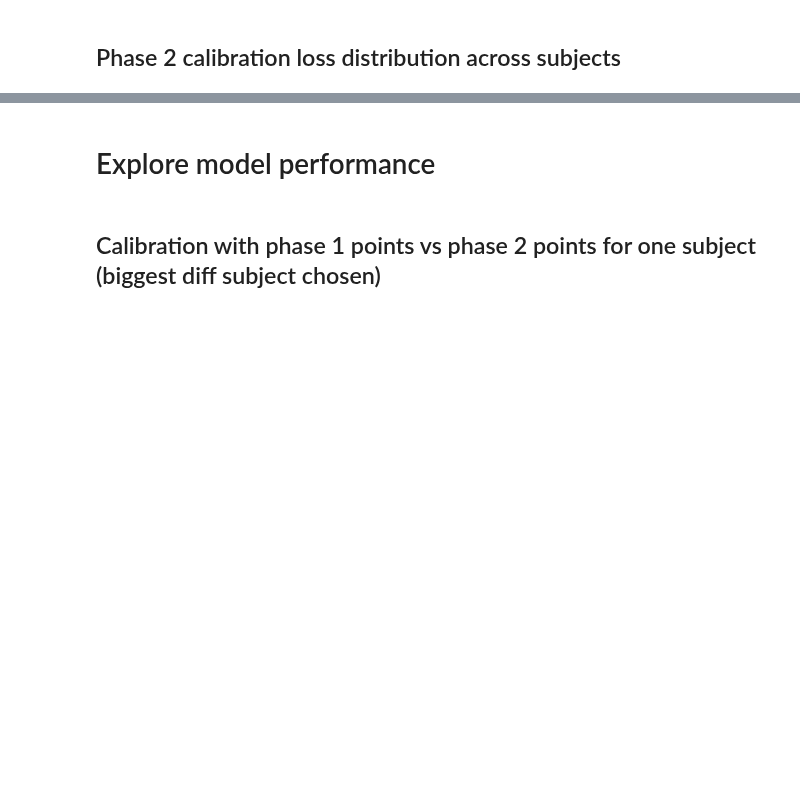
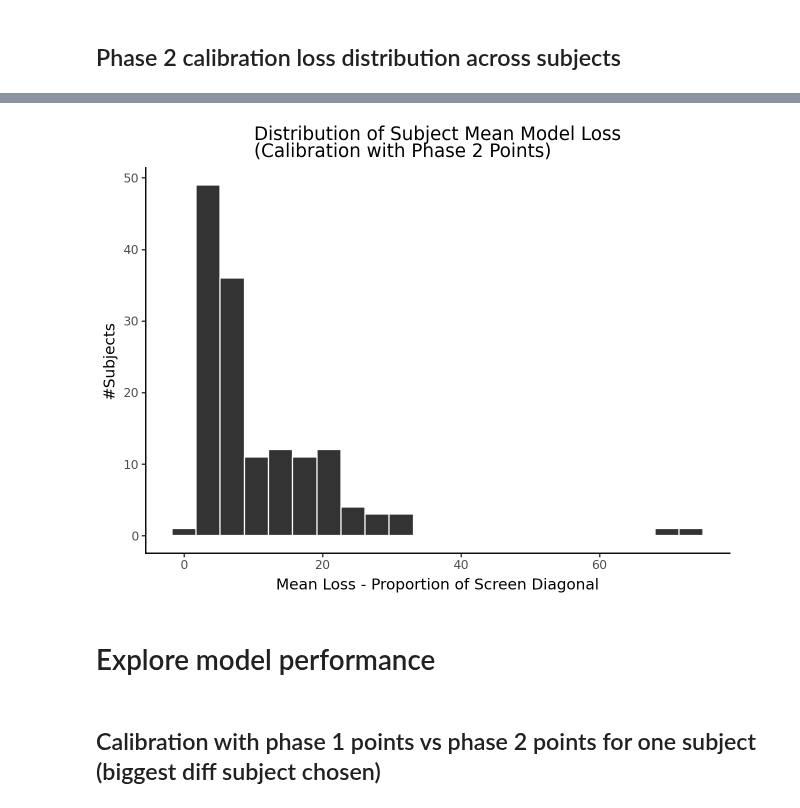
Before and after one commit to jspsych/eye-tracking-training, a Jupyter notebook: analysis/analysis-of-individual-model-run.ipynb, the cells around one changed output, grey strips where cells are left out. Cells and saved outputs as stored; diff of their text form; code cells hidden in the pictures; blank space fills up the shorter version.

```diff
--- a/analysis/analysis-of-individual-model-run.ipynb
+++ b/analysis/analysis-of-individual-model-run.ipynb
@@ -617,4 +617,4 @@ plt.show()
 # %% [markdown]
 ## Phase 2 calibration loss distribution across subjects
 # %%
-predictions_phase2 = full_model.predict(test_ds_phase2_cal.batch(BATCH_SIZE))
+pred_p2 = full_model.predict(test_ds_p2.batch(BATCH_SIZE))
@@ -621,20 +623,16 @@ predictions_phase2 = full_model.predict(test_ds_phase2_cal.batch(BATCH_SIZE))
 # %%
-# Initialize a list to store the batch losses
-batch_losses_phase2 = []
-subject_ids_phase2 = []
+batch_losses_p2 = []
+subject_ids_p2 = []
 
-for pred_batch, ds_batch in zip(predictions_phase2, test_ds_phase2_cal.batch(1).as_numpy_iterator()):
-    # Extract ground truth and subject ID from dataset batch
+for pred_batch, ds_batch in zip(pred_p2, test_ds_p2.batch(1).as_numpy_iterator()):
     y_true = ds_batch[1]
     subject_id = ds_batch[2][0]
     mask = ds_batch[0]['Input_Target_Mask'].reshape(-1)
 
-    # Calculate losses for all points in this batch
     batch_point_losses = normalized_weighted_euc_dist(y_true, pred_batch).numpy().reshape(-1)
     batch_point_losses = batch_point_losses[mask == 1]
 
-    # Store average loss for this batch and subject ID
-    batch_losses_phase2.append(batch_point_losses)
-    subject_ids_phase2.append(subject_id)
+    batch_losses_p2.append(batch_point_losses)
+    subject_ids_p2.append(subject_id)
 # %%
-subj_avg_losses_phase2 = [np.mean(losses) for losses in batch_losses_phase2]
+subj_mean_losses_p2 = [np.mean(losses) for losses in batch_losses_p2]
@@ -648,3 +639,17 @@ plt.show()
+# %%
+subj_mean_losses_df_p2 = pd.DataFrame({'Mean Loss': subj_mean_losses_p2})
+
+subj_mean_losses_plot_p2 = (ggplot(subj_mean_losses_df_p2, aes(x='Mean Loss'))
+ + geom_histogram(bins=22, color='white', fill='#333')
+ + labs(title='Distribution of Subject Mean Model Loss\n(Calibration with Phase 2 Points)',
+       x='Mean Loss - Proportion of Screen Diagonal',
+       y='#Subjects')
+ + theme_classic()
+)
+
+subj_mean_losses_plot_p2
+# %% [output]
+[figure, added]
 # %% [markdown]
 # Explore model performance
 # %%
```
Also changed, not shown: parts of 37 cells of this notebook.
